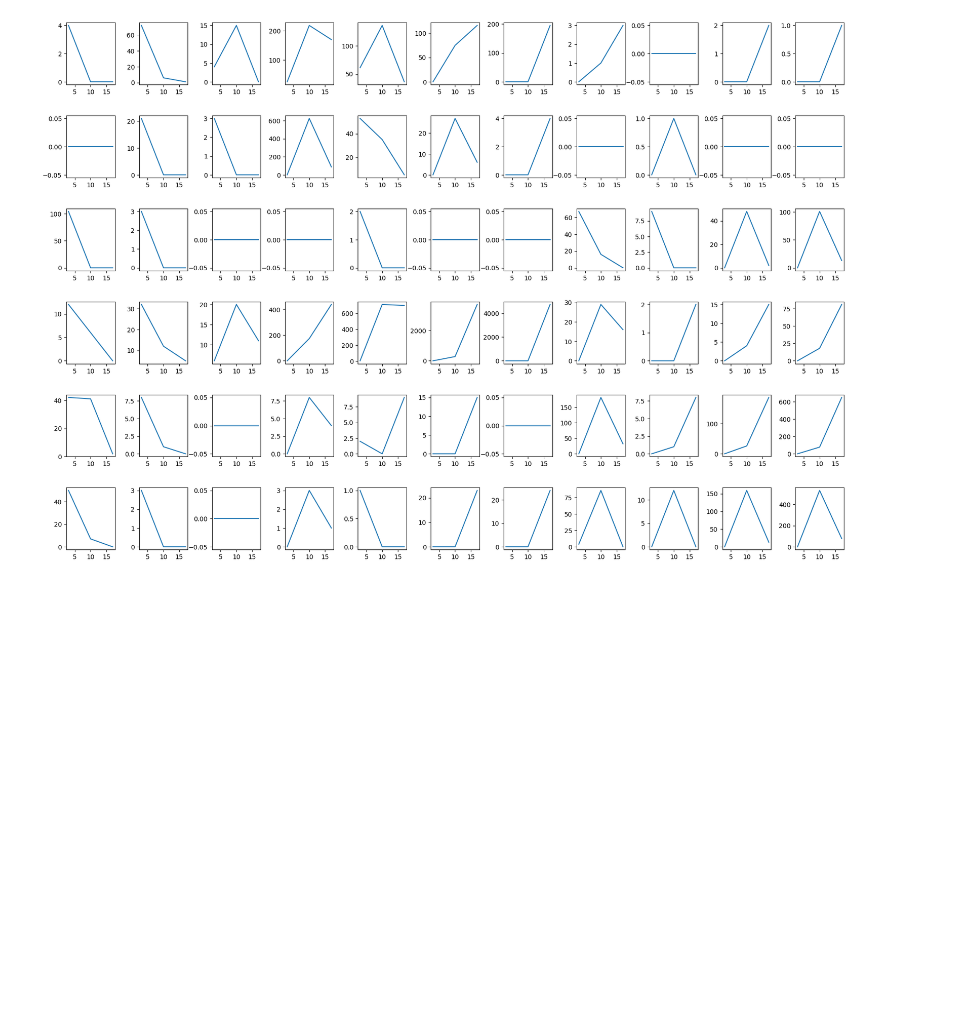
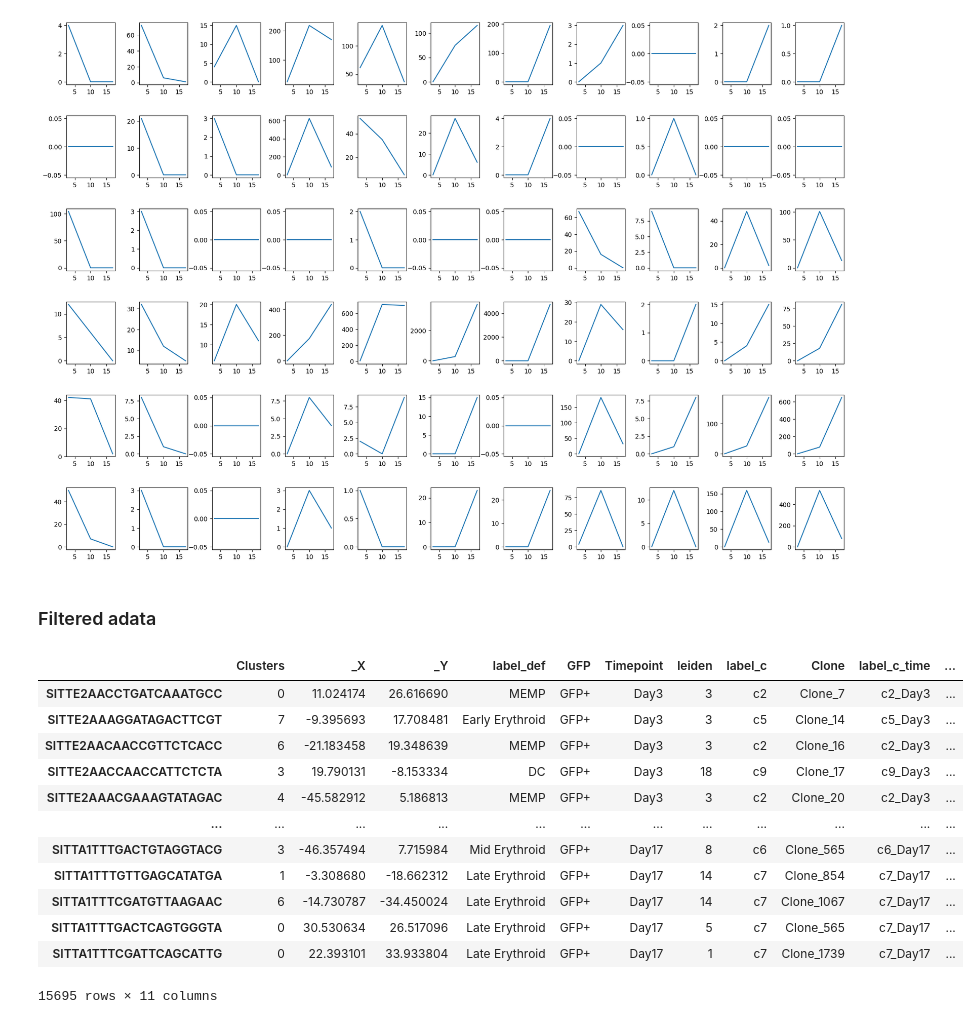
Before and after one commit to StatBiomed/clonaltrans, a Jupyter notebook: data/LARRY/prepare_input.ipynb, the cells around one changed output. Saved outputs shown, nothing was run; the diff lists cells and outputs as text; code cells hidden in the pictures; blank space fills up the shorter version.

```diff
--- a/data/LARRY/prepare_input.ipynb
+++ b/data/LARRY/prepare_input.ipynb
@@ -354,3 +349,5 @@ fig.subplots_adjust(hspace=0.5)
 fig.subplots_adjust(wspace=0.5)
 # %% [output]
 [figure]
+# %% [markdown]
+### Filtered adata
@@ -356,0 +359,16 @@ fig.subplots_adjust(wspace=0.5)
+# %%
+adata_pos_barcode_filter.obs
+# %% [output]
+|  | Clusters | _X | _Y | label_def | GFP | Timepoint | leiden | label_c | Clone | label_c_time | ... |
+| SITTE2AACCTGATCAAATGCC | 0 | 11.024174 | 26.616690 | MEMP | GFP+ | Day3 | 3 | c2 | Clone_7 | c2_Day3 | ... |
+| SITTE2AAAGGATAGACTTCGT | 7 | -9.395693 | 17.708481 | Early Erythroid | GFP+ | Day3 | 3 | c5 | Clone_14 | c5_Day3 | ... |
+| SITTE2AACAACCGTTCTCACC | 6 | -21.183458 | 19.348639 | MEMP | GFP+ | Day3 | 3 | c2 | Clone_16 | c2_Day3 | ... |
+| SITTE2AACCAACCATTCTCTA | 3 | 19.790131 | -8.153334 | DC | GFP+ | Day3 | 18 | c9 | Clone_17 | c9_Day3 | ... |
+| SITTE2AAACGAAAGTATAGAC | 4 | -45.582912 | 5.186813 | MEMP | GFP+ | Day3 | 3 | c2 | Clone_20 | c2_Day3 | ... |
+| ... | ... | ... | ... | ... | ... | ... | ... | ... | ... | ... | ... |
+| SITTA1TTTGACTGTAGGTACG | 3 | -46.357494 | 7.715984 | Mid Erythroid | GFP+ | Day17 | 8 | c6 | Clone_565 | c6_Day17 | ... |
+| SITTA1TTTGTTGAGCATATGA | 1 | -3.308680 | -18.662312 | Late Erythroid | GFP+ | Day17 | 14 | c7 | Clone_854 | c7_Day17 | ... |
+| SITTA1TTTCGATGTTAAGAAC | 6 | -14.730787 | -34.450024 | Late Erythroid | GFP+ | Day17 | 14 | c7 | Clone_1067 | c7_Day17 | ... |
+| SITTA1TTTGACTCAGTGGGTA | 0 | 30.530634 | 26.517096 | Late Erythroid | GFP+ | Day17 | 5 | c7 | Clone_565 | c7_Day17 | ... |
+| SITTA1TTTCGATTCAGCATTG | 0 | 22.393101 | 33.933804 | Late Erythroid | GFP+ | Day17 | 1 | c7 | Clone_1739 | c7_Day17 | ... |
+15695 rows × 11 columns
```
Also changed, not shown: parts of 4 cells of this notebook, 8 other files.
